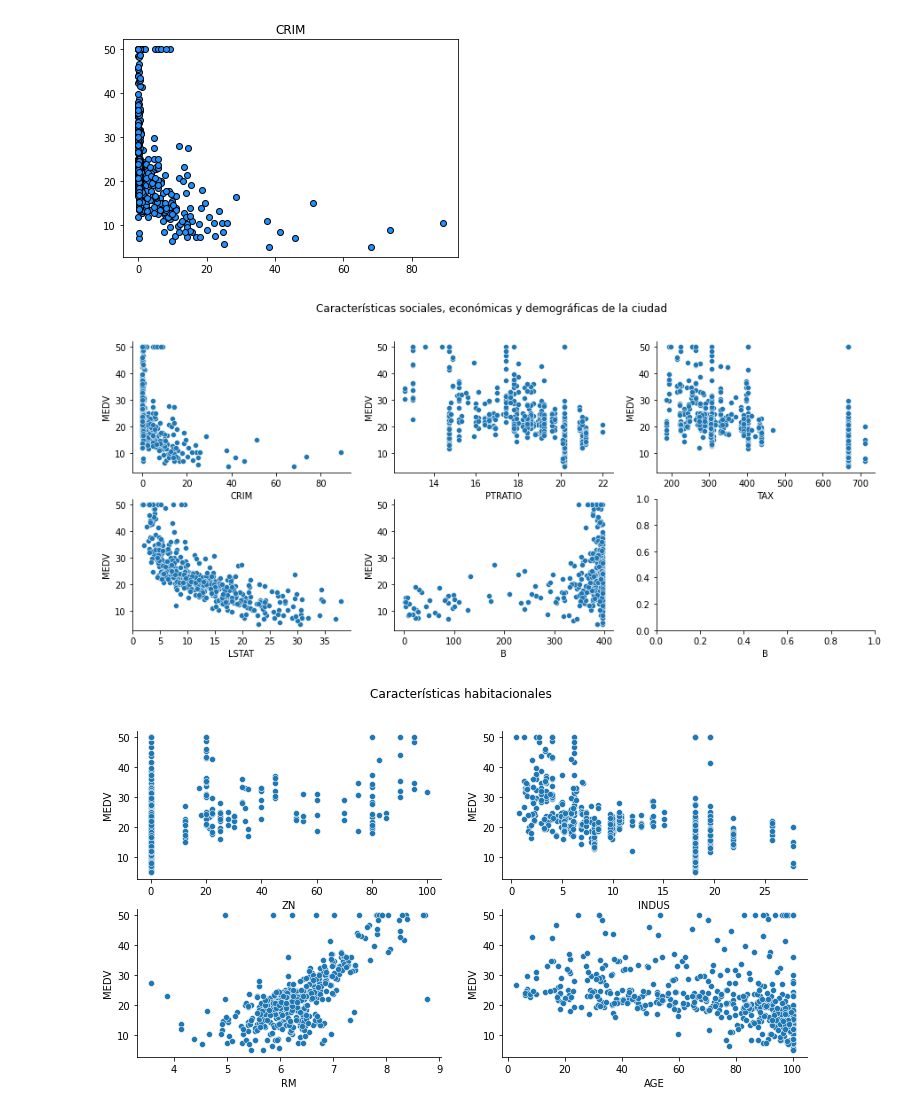
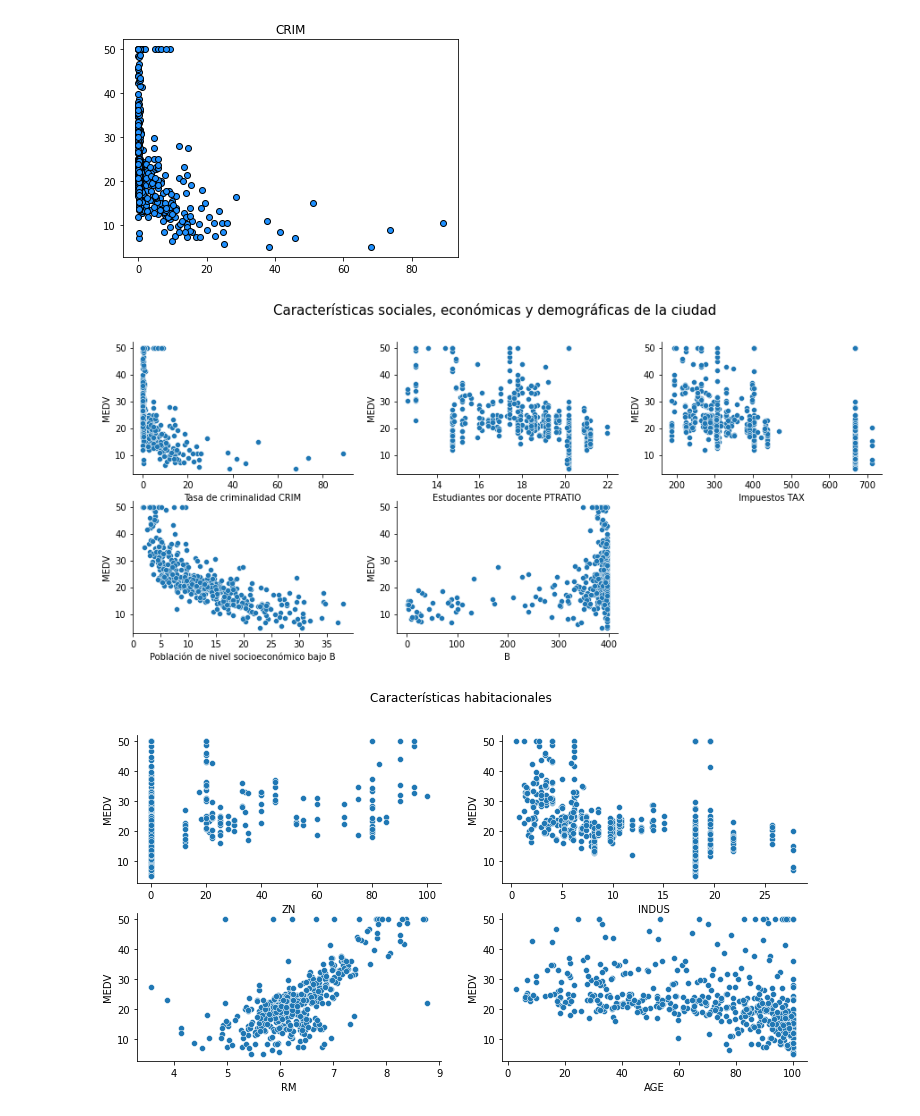
Before and after one commit to estebanarr/intro_aprendizaje_automatico, a Jupyter notebook: Notebooks/Laboratorio1.ipynb, the cells around one changed output. Saved outputs shown, nothing was run; the diff lists cells and outputs as text; code cells hidden in the pictures.

```diff
--- a/Notebooks/Laboratorio1.ipynb
+++ b/Notebooks/Laboratorio1.ipynb
@@ -193,21 +196,24 @@ plt.show()
 [figure]
 # %%
 f, axs = plt.subplots(nrows=2, ncols=3, figsize=(15,6))
-plt.suptitle("Características sociales, económicas y demográficas de la ciudad")
+
+axs[1,2].set_axis_off()
+
+plt.suptitle("Características sociales, económicas y demográficas de la ciudad",fontsize=15)
 sns.scatterplot(data=df, x='CRIM', y="MEDV", ax=axs[0,0])
-plt.xlabel("Tasa de criminalidad")       #Falta algo para que se aplique el label
+axs[0,0].set_xlabel("Tasa de criminalidad CRIM")       #Falta algo para que se aplique el label
 sns.scatterplot(data=df, x='PTRATIO', y="MEDV", ax=axs[0,1])
-plt.xlabel("Estudiantes por docente")
+axs[0,1].set_xlabel("Estudiantes por docente PTRATIO")
 sns.scatterplot(data=df, x='TAX', y="MEDV", ax=axs[0,2])
-plt.xlabel("Impuestos")
+axs[0,2].set_xlabel("Impuestos TAX")
 sns.scatterplot(data=df, x='LSTAT', y="MEDV", ax=axs[1,0])
-plt.xlabel("Población de nivel socioeconómico bajo")
+axs[1,0].set_xlabel("Población de nivel socioeconómico bajo B")
 sns.scatterplot(data=df, x='B', y="MEDV", ax=axs[1,1])
-plt.xlabel("B")
+axs[1,1].set_xlabel("B")
 sns.despine()
 plt.show()
 # %% [output]
-[figure, old version]
+[figure, new version]
 # %%
 f, axs = plt.subplots(nrows=2, ncols=2, figsize=(12,6))
 plt.suptitle("Características habitacionales")
```
Also changed, not shown: parts of 1 cell of this notebook.
